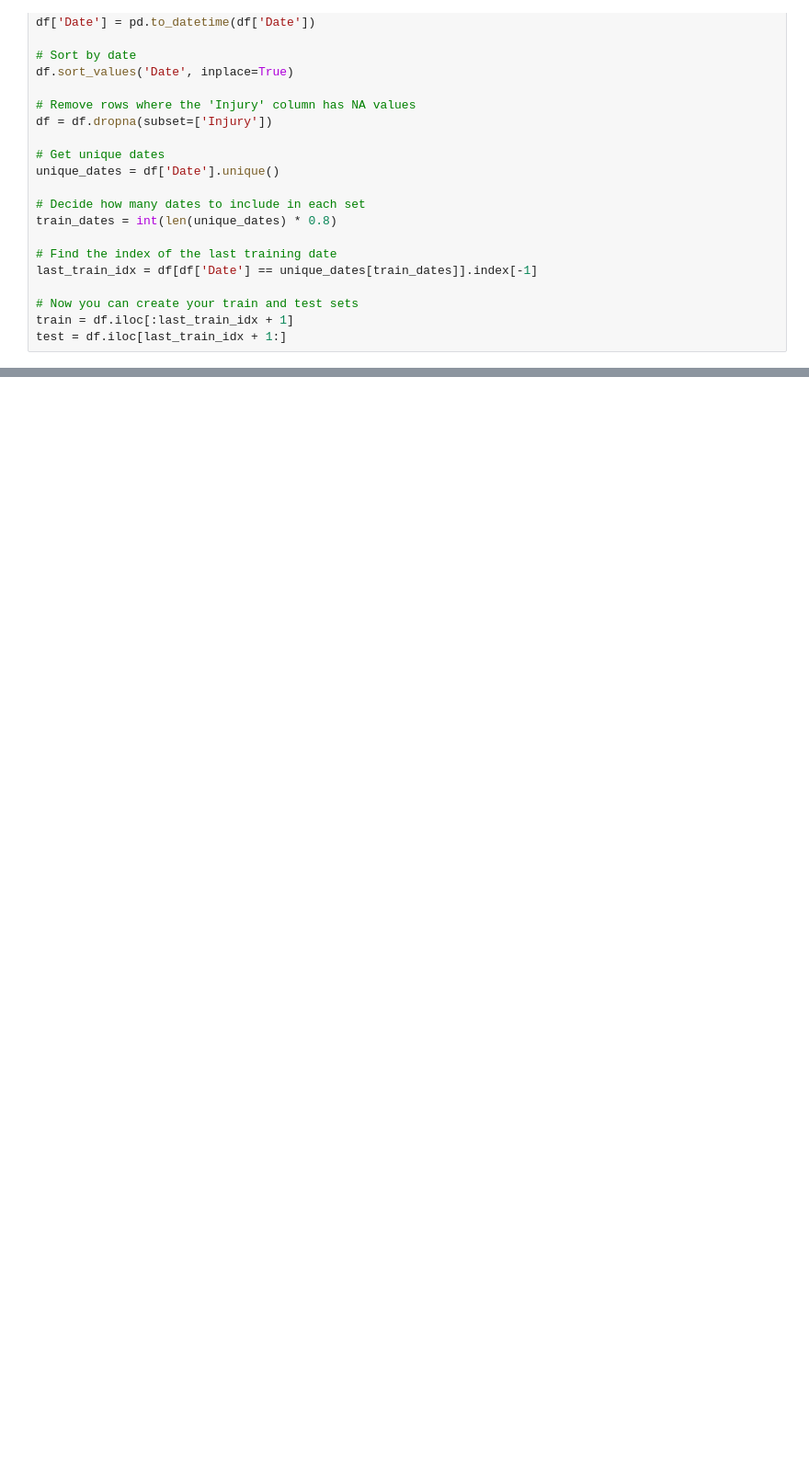
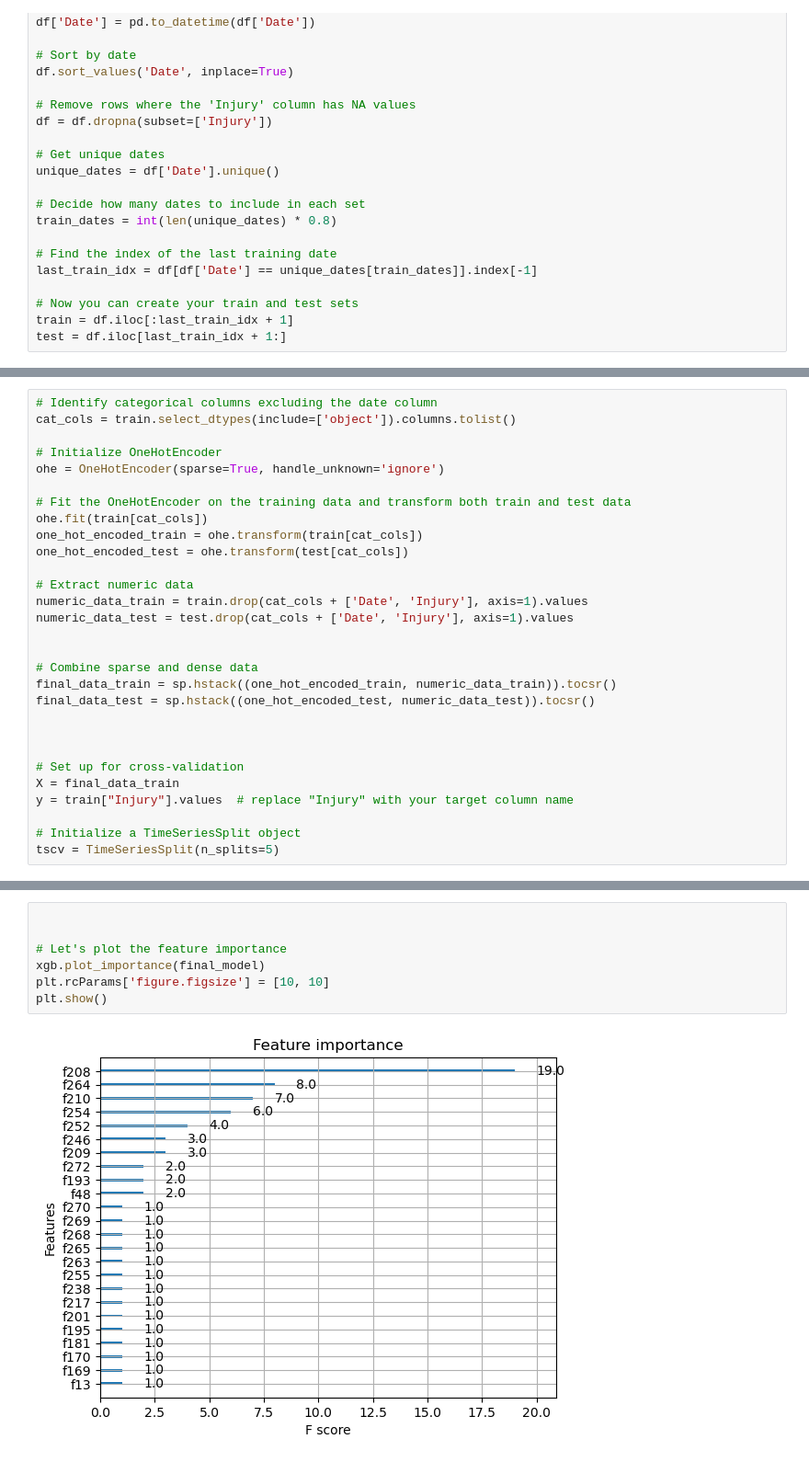
Before and after one commit to n0rdp0l/volleyball_injuries, a Jupyter notebook: xgboost.ipynb, the cells around one changed output, grey strips where cells are left out. Shown at 92% size. Cells and saved outputs as stored; diff of their text form; blank space fills up the shorter version.

```diff
--- a/xgboost.ipynb
+++ b/xgboost.ipynb
@@ -69,0 +39,29 @@ test
+# %%
+# Identify categorical columns excluding the date column
+cat_cols = train.select_dtypes(include=['object']).columns.tolist()
+
+# Initialize OneHotEncoder
+ohe = OneHotEncoder(sparse=True, handle_unknown='ignore')
+
+# Fit the OneHotEncoder on the training data and transform both train and test data
+ohe.fit(train[cat_cols])
+one_hot_encoded_train = ohe.transform(train[cat_cols])
+one_hot_encoded_test = ohe.transform(test[cat_cols])
+
+# Extract numeric data
+numeric_data_train = train.drop(cat_cols + ['Date', 'Injury'], axis=1).values
+numeric_data_test = test.drop(cat_cols + ['Date', 'Injury'], axis=1).values
+
+
+# Combine sparse and dense data
+final_data_train = sp.hstack((one_hot_encoded_train, numeric_data_train)).tocsr()
+final_data_test = sp.hstack((one_hot_encoded_test, numeric_data_test)).tocsr()
+
+
+
+# Set up for cross-validation
+X = final_data_train
+y = train["Injury"].values  # replace "Injury" with your target column name
+
+# Initialize a TimeSeriesSplit object
+tscv = TimeSeriesSplit(n_splits=5)
@@ -177,0 +157,9 @@ Mean squared error on the test data:  6.29169313312704e-06
+# %%
+
+
+# Let's plot the feature importance
+xgb.plot_importance(final_model)
+plt.rcParams['figure.figsize'] = [10, 10]
+plt.show()
+# %% [output]
+[figure, added]
```
Also changed, not shown: parts of 8 cells of this notebook, 1 other file.
